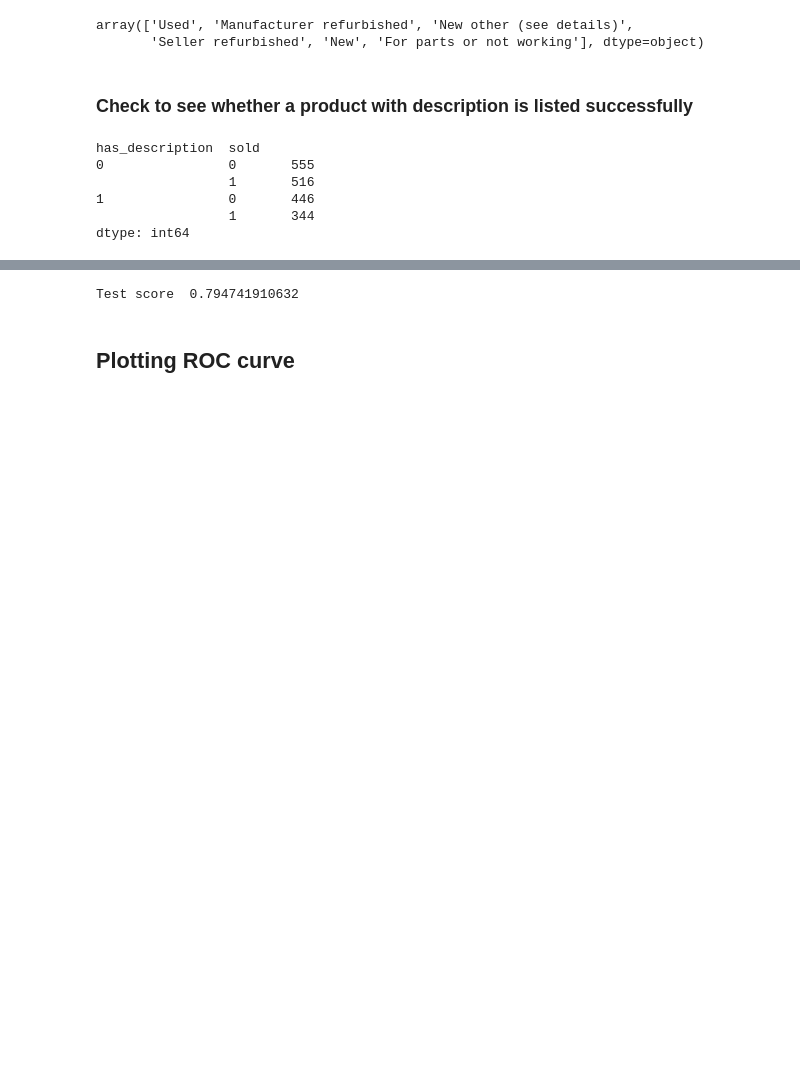
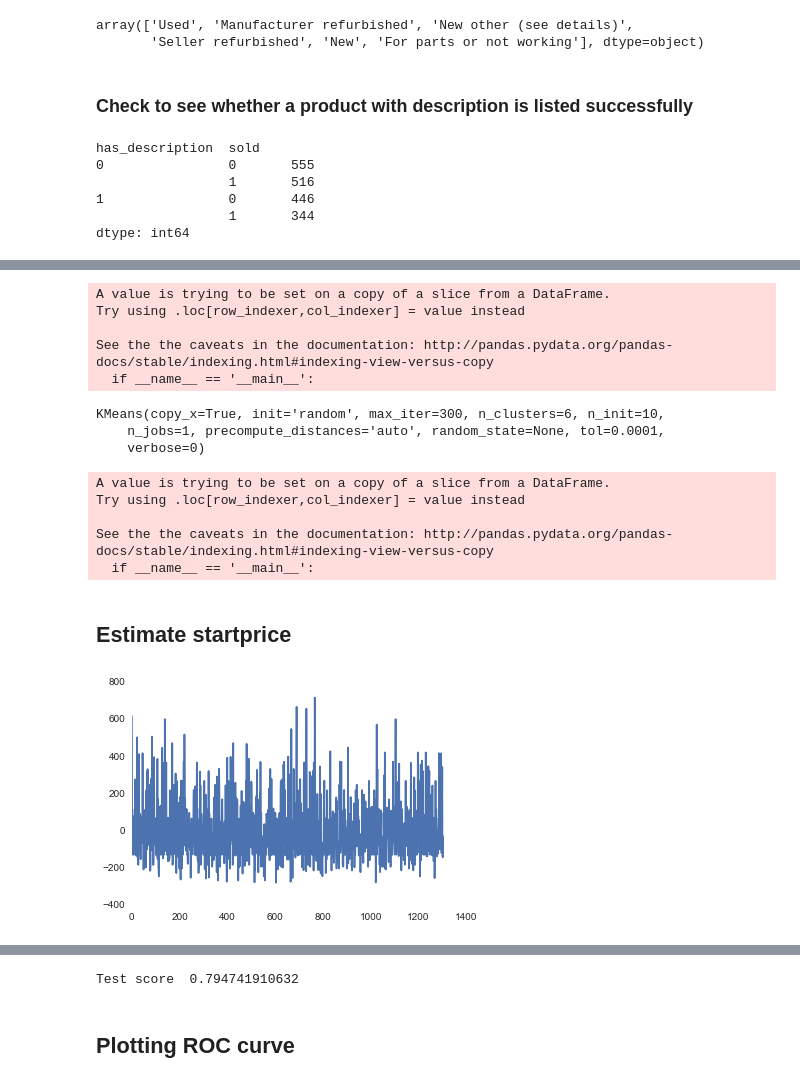
Before and after one commit to numb3r33/iPad, a Jupyter notebook: iPad.ipynb, the cells around one changed output, grey strips where cells are left out. Saved outputs shown, nothing was run; the diff lists cells and outputs as text; code cells hidden in the pictures; blank space fills up the shorter version.

```diff
--- a/iPad.ipynb
+++ b/iPad.ipynb
@@ -224,0 +245,2 @@ features_test = Xv[features]
+# %%
+estimators.fit(features_train)
@@ -224,0 +255,24 @@ features_test = Xv[features]
+# %%
+features_train['cluster'] = estimators.labels_
+# %% [output]
+A value is trying to be set on a copy of a slice from a DataFrame.
+Try using .loc[row_indexer,col_indexer] = value instead
+
+See the the caveats in the documentation: http://pandas.pydata.org/pandas-docs/stable/indexing.html#indexing-view-versus-copy
+  if __name__ == '__main__':
+# %%
+estimators.fit(features_test)
+# %% [output]
+KMeans(copy_x=True, init='random', max_iter=300, n_clusters=6, n_init=10,
+    n_jobs=1, precompute_distances='auto', random_state=None, tol=0.0001,
+    verbose=0)
+# %%
+features_test['cluster'] = estimators.labels_
+# %% [output]
+A value is trying to be set on a copy of a slice from a DataFrame.
+Try using .loc[row_indexer,col_indexer] = value instead
+
+See the the caveats in the documentation: http://pandas.pydata.org/pandas-docs/stable/indexing.html#indexing-view-versus-copy
+  if __name__ == '__main__':
+# %% [markdown]
+## Estimate startprice
@@ -224,0 +281,4 @@ features_test = Xv[features]
+# %%
+reg = LinearRegression().fit(features_train[['biddable', 'cluster']], features_train.startprice)
+# %%
+adjusted_start_price_train = reg.predict(features_train[['biddable', 'cluster']])
@@ -224,0 +287,4 @@ features_test = Xv[features]
+# %%
+plt.plot(features_train.startprice - adjusted_start_price_train);
+# %% [output]
+[figure, added]
```
Also changed, not shown: parts of 19 cells of this notebook, 1 other file.
